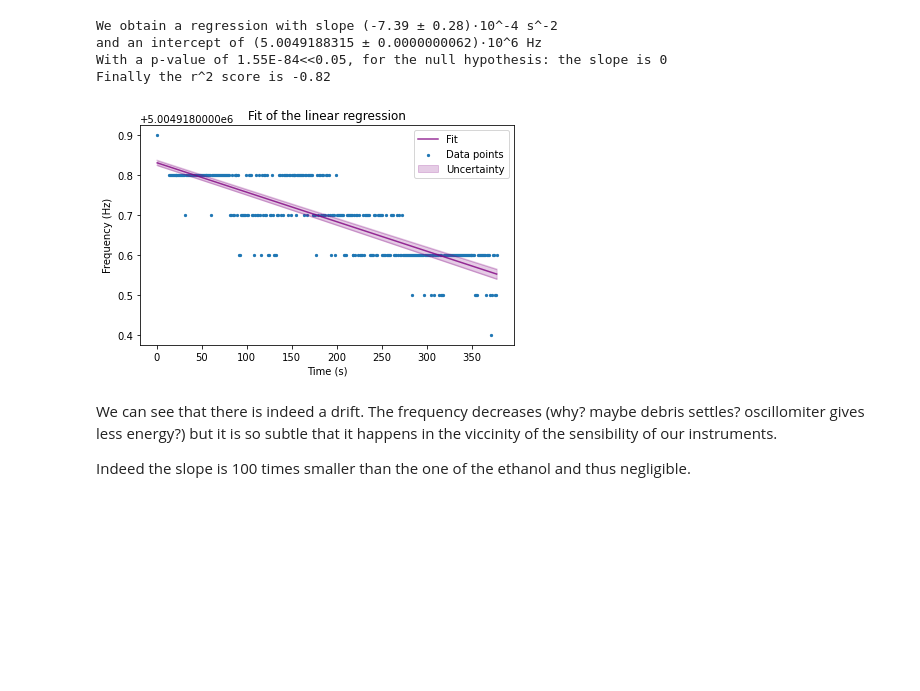
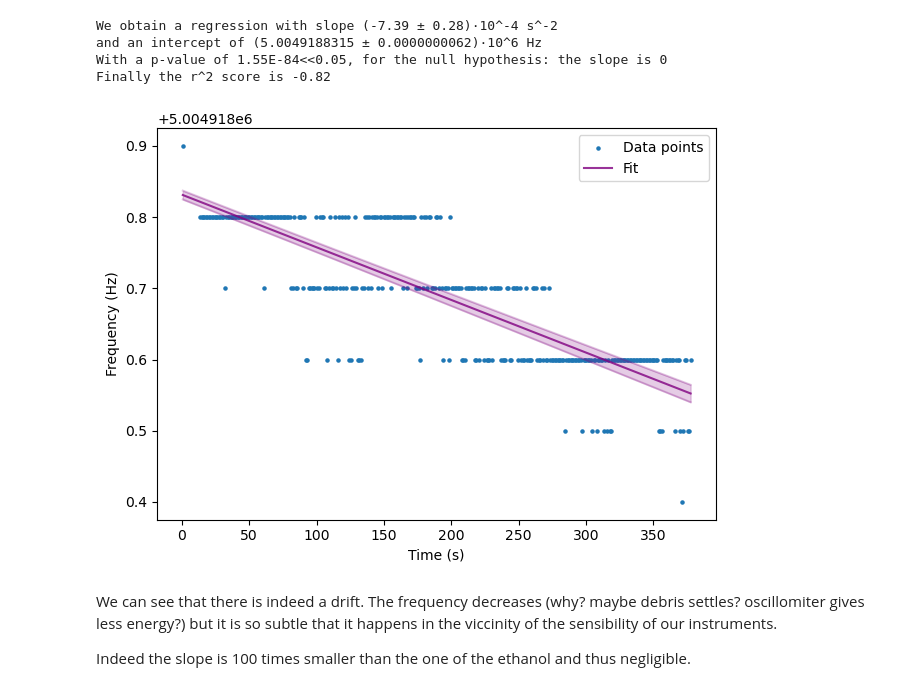
Before and after one commit to Nereumobu/advanced_lab_master, a Jupyter notebook: Ma_17/Task1_air_ethanol.ipynb, the cells around one changed output. Cells and saved outputs as stored; diff of their text form; code cells hidden in the pictures; blank space fills up the shorter version.

Commit message:
new graphs and mass computation

```diff
--- a/Ma_17/Task1_air_ethanol.ipynb
+++ b/Ma_17/Task1_air_ethanol.ipynb
@@ -213,19 +213,19 @@ Finally the r^2 score is -0.82
 # %%
 #Draw the graph with uncertainty in the slope
 X=time_air; Y=time_air*linregression.slope+linregression.intercept;
 uncertainty_regression=np.sqrt((X*linregression.stderr)**2+linregression.intercept_stderr**2)
 plt.scatter(time_air, freq_air,s=5, label="Data points")
 plt.plot(X,Y, color="purple", alpha=0.8, label="Fit")
 plt.plot(X,uncertainty_regression+Y, color="purple", alpha=0.2)
 plt.plot(X,Y-uncertainty_regression, color="purple", alpha=0.2)
 plt.fill_between(X, Y+uncertainty_regression, Y-uncertainty_regression,
-                color="purple", alpha=0.2, label="Uncertainty")
+                color="purple", alpha=0.2)#, label="Uncertainty")
 plt.legend()
 plt.xlabel("Time (s)"); plt.ylabel("Frequency (Hz)")
-plt.title("Fit of the linear regression")
+#plt.title("Fit of the linear regression")
 plt.tight_layout()
 # %% [output]
-[figure, old version]
+[figure, new version]
 # %% [markdown]
 We can see that there is indeed a drift. The frequency decreases (why? maybe debris settles? oscillomiter gives less energy?) but it is so subtle that it happens in the viccinity of the sensibility of our instruments.
 
```
Also changed, not shown: parts of 6 cells of this notebook, 2 other files.
